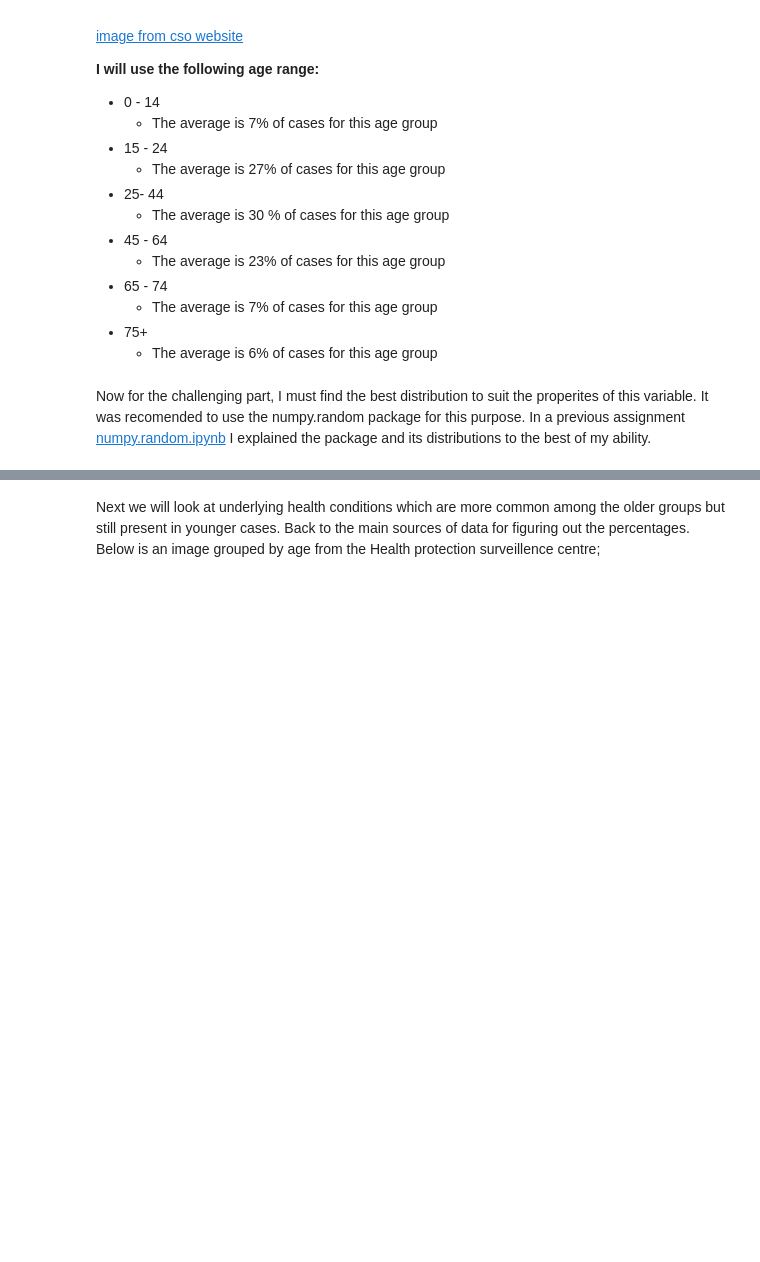
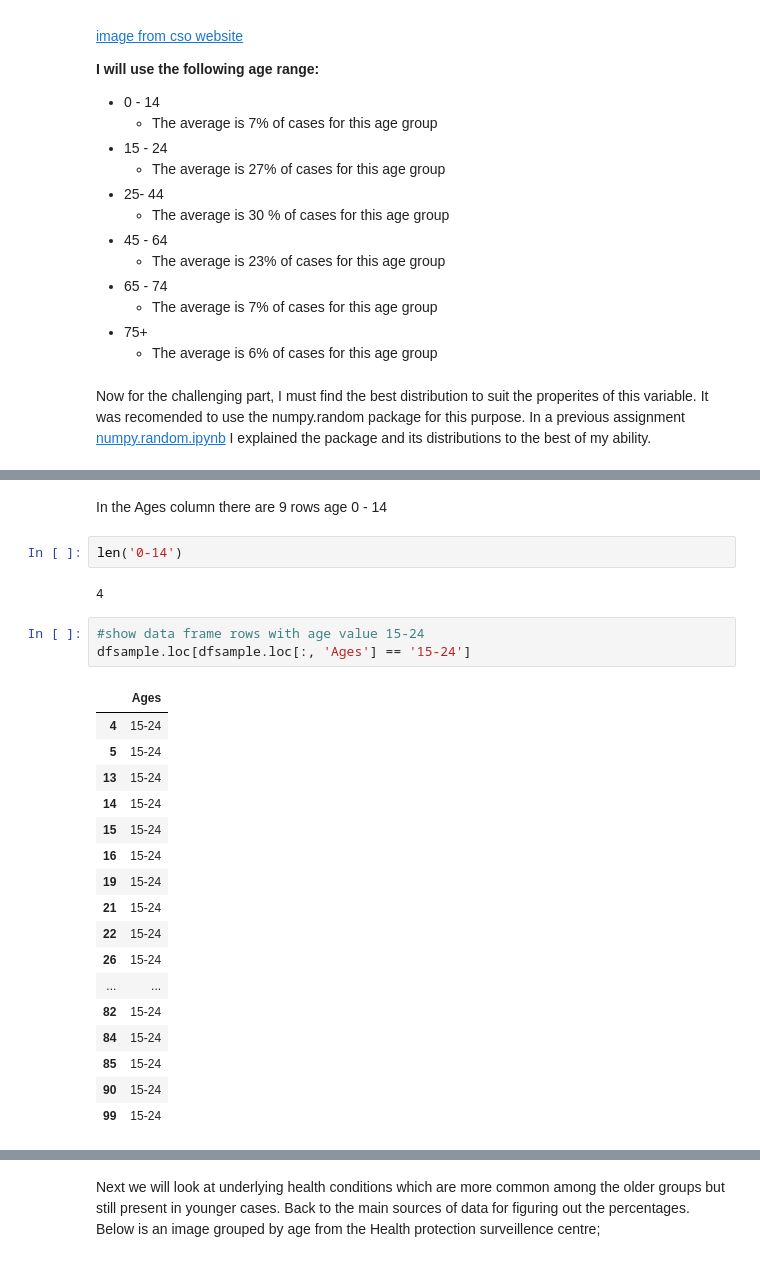
Before and after one commit to AineNicD/simulating-data, a Jupyter notebook: simulating-data.ipynb, the cells around one changed output, grey strips where cells are left out. Cells and saved outputs as stored; diff of their text form; blank space fills up the shorter version.

```diff
--- a/simulating-data.ipynb
+++ b/simulating-data.ipynb
@@ -163,0 +196,27 @@ df1
+# %% [markdown]
+In the Ages column there are 9 rows age 0 - 14
+# %%
+len('0-14')
+# %% [output]
+4
+# %%
+#show data frame rows with age value 15-24
+dfsample.loc[dfsample.loc[:, 'Ages'] == '15-24']
+# %% [output]
+|  | Ages |
+| 4 | 15-24 |
+| 5 | 15-24 |
+| 13 | 15-24 |
+| 14 | 15-24 |
+| 15 | 15-24 |
+| 16 | 15-24 |
+| 19 | 15-24 |
+| 21 | 15-24 |
+| 22 | 15-24 |
+| 26 | 15-24 |
+| ... | ... |
+| 82 | 15-24 |
+| 84 | 15-24 |
+| 85 | 15-24 |
+| 90 | 15-24 |
+| 99 | 15-24 |
```
Also changed, not shown: parts of 46 cells of this notebook.
